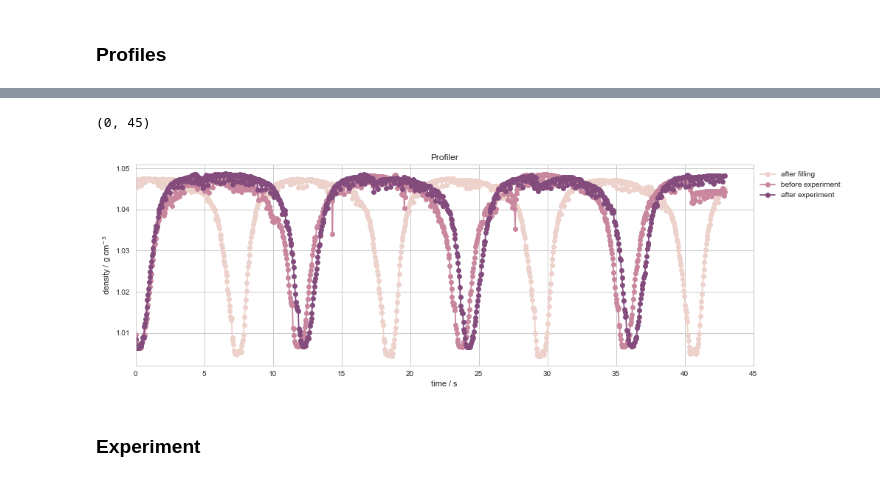
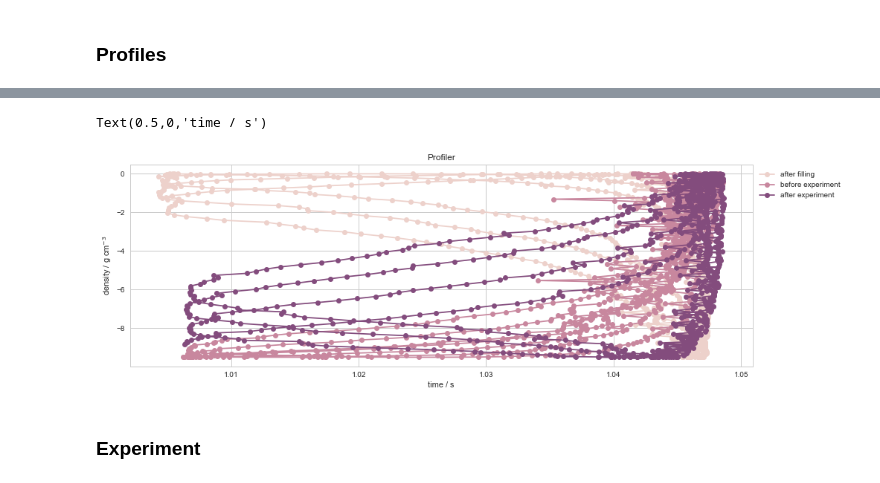
Before and after one commit to UBC-MOAD/MultipleCanyons, a Jupyter notebook: lab/Conduino/Calibration/notebooks/exp_16may19.ipynb, the cells around one changed output, grey strips where cells are left out. Saved outputs shown, nothing was run; the diff lists cells and outputs as text; code cells hidden in the pictures.

Commit message:
added some attempts to fit profiles - linear shrink factor

```diff
--- a/lab/Conduino/Calibration/notebooks/exp_16may19.ipynb
+++ b/lab/Conduino/Calibration/notebooks/exp_16may19.ipynb
@@ -89,7 +89,8 @@ def time_to_dist(time, tot_dep=9.5, omega=0.545, offset=0):
     '''default values:
     omega = 0.545
     tot_dep = 9.5 cm, total depth the probe travels from surface to bottom
-    offset = 0 s, we want to start at the top of the probe cycle'''
+    offset = 0 s, we want to start at the top of the probe cycle.
+    RETURNS: time, distance'''
     tt = time-offset
     tot_dep = -9.5 # cm
     A = tot_dep/2
@@ -244,3 +245,28 @@ Text(0.5,0,'time / s')
 [figure]
 # %% [markdown]
 ### Profiles
+# %%
+fig, (ax0) = plt.subplots(1,1, figsize=(15,5), sharex=True)
+labels=['after filling','before experiment', 'after experiment']
+
+filepaths = ['../../exp_16may19/profiler_after_filling.mat',
+             '../../exp_16may19/before_exp_profile.mat',
+             '../../exp_16may19/after_exp_profile.mat',
+             ]
+ind_offset = [169,6,5]
+for filepath, lab, ind in zip(filepaths, labels, ind_offset):
+    mat = sio.loadmat(filepath, squeeze_me=True)
+    P3 = mat['ch3']# dens_B(mat['ch1'])
+    time = mat['time']
+    densP3 = densP(P3)
+
+    ax0.plot(time[ind:]-time[ind],densP3[ind:],'o-', label=lab)
+tt, dd = time_to_dist(np.linspace(0,45,100))
+ax0.plot(tt,dd*0.002+1,'-', label='fit profiler')
+
+ax0.legend(bbox_to_anchor=(1,1))
+
+ax0.set_ylabel('density / g cm$^{-3}$')
+ax0.set_title('Profiler')
+ax0.set_xlabel('time / s')
+ax0.set_xlim(0,45)
@@ -247,28 +276,27 @@ Text(0.5,0,'time / s')
 # %%
 fig, (ax0) = plt.subplots(1,1, figsize=(15,5), sharex=True)
 labels=['after filling','before experiment', 'after experiment']
 
 filepaths = ['../../exp_16may19/profiler_after_filling.mat',
              '../../exp_16may19/before_exp_profile.mat',
              '../../exp_16may19/after_exp_profile.mat',
              ]
-
-for filepath, lab in zip(filepaths, labels):
+ind_offset = [169,6,5]
+for filepath, lab, ind in zip(filepaths, labels, ind_offset):
     mat = sio.loadmat(filepath, squeeze_me=True)
     P3 = mat['ch3']# dens_B(mat['ch1'])
     time = mat['time']
     densP3 = densP(P3)
-
-    ax0.plot(time,densP3,'o-', label=lab)
+    tt, dist = time_to_dist(time, offset=ind)
+    ax0.plot(densP3[ind:],dist[ind:],'o-', label=lab)
 ax0.legend(bbox_to_anchor=(1,1))
 
 ax0.set_ylabel('density / g cm$^{-3}$')
 ax0.set_title('Profiler')
 ax0.set_xlabel('time / s')
-ax0.set_xlim(0,45)
 # %% [output]
-(0, 45)
+Text(0.5,0,'time / s')
-[figure, old version]
+[figure, new version]
 # %% [markdown]
 ### Experiment
 # %%
```
Also changed, not shown: parts of 1 cell of this notebook, 1 other file.
